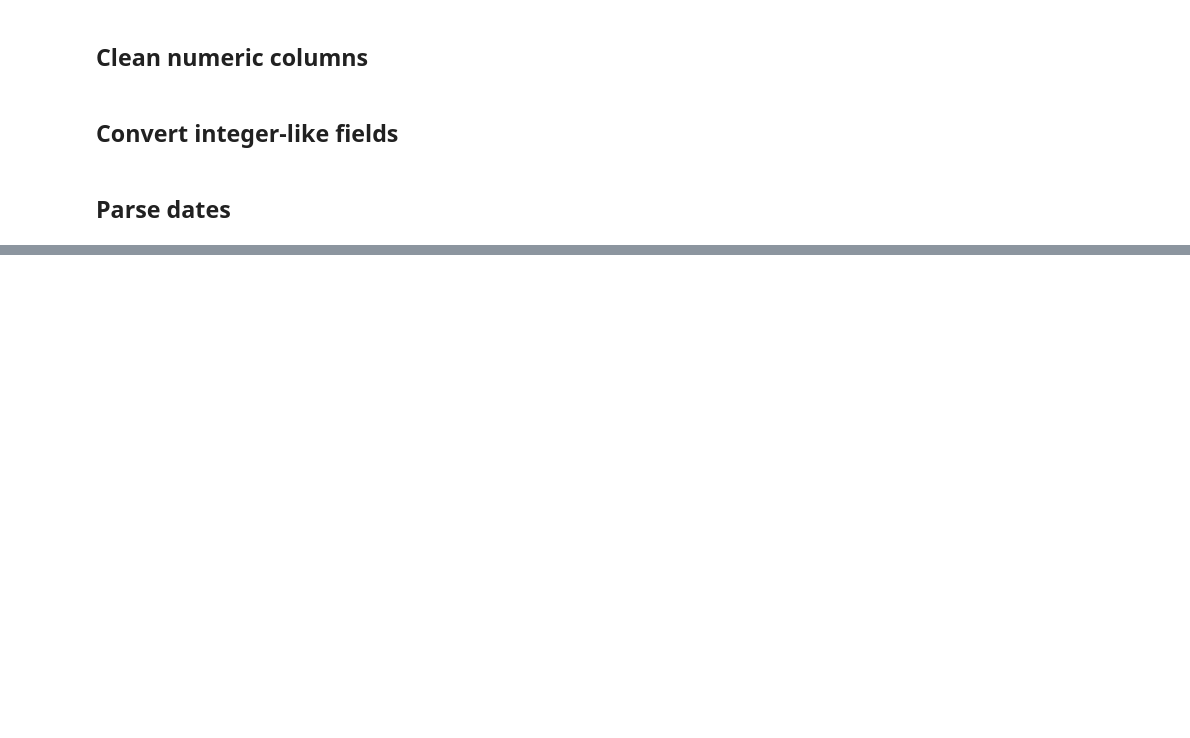
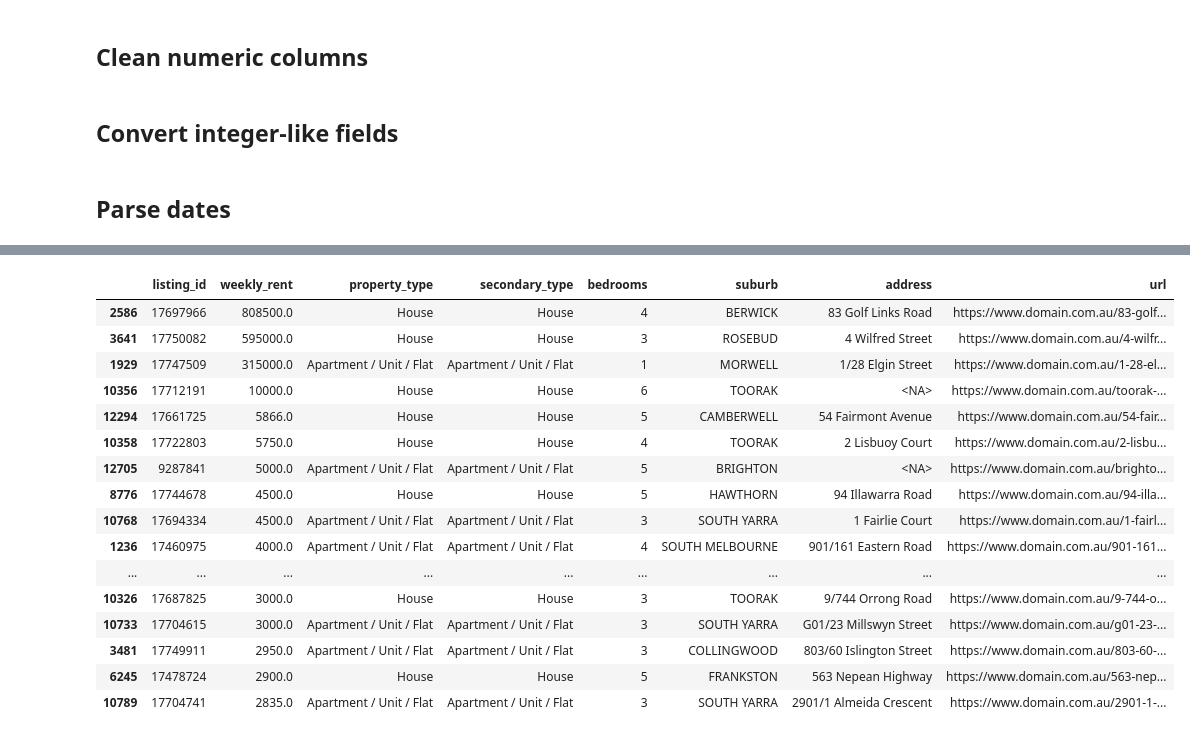
Before and after one commit to mdharmawan19/industry-project-group-55, a Jupyter notebook: notebooks/01_data_curation.ipynb, the cells around one changed output, grey strips where cells are left out. Drawn from its saved outputs; the diff is of its cells as text; code cells hidden in the pictures; blank space fills up the shorter version.

```diff
--- a/notebooks/01_data_curation.ipynb
+++ b/notebooks/01_data_curation.ipynb
@@ -187,0 +216,12 @@ for col in integer_columns:
+# %%
+df["days_listed_calc"] = (
+    df["scraped_date"].dt.normalize()
+    - df["date_listed"].dt.normalize()
+).dt.days
+
+comparison = (
+    df["days_listed"].astype("Float64")
+    - df["days_listed_calc"].astype("Float64")
+)
+
+comparison.value_counts(dropna=False).head()
@@ -187,0 +245,10 @@ for col in integer_columns:
+# %%
+df["flag_future_listed"] = (
+    df["date_listed"] > df["scraped_date"]
+)
+
+df["flag_long_listing"] = df["days_listed"] > 365
+
+df["flag_invalid_available_date"] = (
+    df["available_date"].dt.year < 2020
+)
@@ -187,0 +277,34 @@ for col in integer_columns:
+# %%
+df.nlargest(
+    30,
+    "weekly_rent"
+)[
+    [
+        "listing_id",
+        "weekly_rent",
+        "property_type",
+        "secondary_type",
+        "bedrooms",
+        "suburb",
+        "address",
+        "url"
+    ]
+]
+# %% [output]
+|  | listing_id | weekly_rent | property_type | secondary_type | bedrooms | suburb | address | url |
+| 2586 | 17697966 | 808500.0 | House | House | 4 | BERWICK | 83 Golf Links Road | https://www.domain.com.au/83-golf... |
+| 3641 | 17750082 | 595000.0 | House | House | 3 | ROSEBUD | 4 Wilfred Street | https://www.domain.com.au/4-wilfr... |
+| 1929 | 17747509 | 315000.0 | Apartment / Unit / Flat | Apartment / Unit / Flat | 1 | MORWELL | 1/28 Elgin Street | https://www.domain.com.au/1-28-el... |
+| 10356 | 17712191 | 10000.0 | House | House | 6 | TOORAK | <NA> | https://www.domain.com.au/toorak-... |
+| 12294 | 17661725 | 5866.0 | House | House | 5 | CAMBERWELL | 54 Fairmont Avenue | https://www.domain.com.au/54-fair... |
+| 10358 | 17722803 | 5750.0 | House | House | 4 | TOORAK | 2 Lisbuoy Court | https://www.domain.com.au/2-lisbu... |
+| 12705 | 9287841 | 5000.0 | Apartment / Unit / Flat | Apartment / Unit / Flat | 5 | BRIGHTON | <NA> | https://www.domain.com.au/brighto... |
+| 8776 | 17744678 | 4500.0 | House | House | 5 | HAWTHORN | 94 Illawarra Road | https://www.domain.com.au/94-illa... |
+| 10768 | 17694334 | 4500.0 | Apartment / Unit / Flat | Apartment / Unit / Flat | 3 | SOUTH YARRA | 1 Fairlie Court | https://www.domain.com.au/1-fairl... |
+| 1236 | 17460975 | 4000.0 | Apartment / Unit / Flat | Apartment / Unit / Flat | 4 | SOUTH MELBOURNE | 901/161 Eastern Road | https://www.domain.com.au/901-161... |
+| ... | ... | ... | ... | ... | ... | ... | ... | ... |
+| 10326 | 17687825 | 3000.0 | House | House | 3 | TOORAK | 9/744 Orrong Road | https://www.domain.com.au/9-744-o... |
+| 10733 | 17704615 | 3000.0 | Apartment / Unit / Flat | Apartment / Unit / Flat | 3 | SOUTH YARRA | G01/23 Millswyn Street | https://www.domain.com.au/g01-23-... |
+| 3481 | 17749911 | 2950.0 | Apartment / Unit / Flat | Apartment / Unit / Flat | 3 | COLLINGWOOD | 803/60 Islington Street | https://www.domain.com.au/803-60-... |
+| 6245 | 17478724 | 2900.0 | House | House | 5 | FRANKSTON | 563 Nepean Highway | https://www.domain.com.au/563-nep... |
+| 10789 | 17704741 | 2835.0 | Apartment / Unit / Flat | Apartment / Unit / Flat | 3 | SOUTH YARRA | 2901/1 Almeida Crescent | https://www.domain.com.au/2901-1-... |
```
Also changed, not shown: parts of 64 cells of this notebook.
